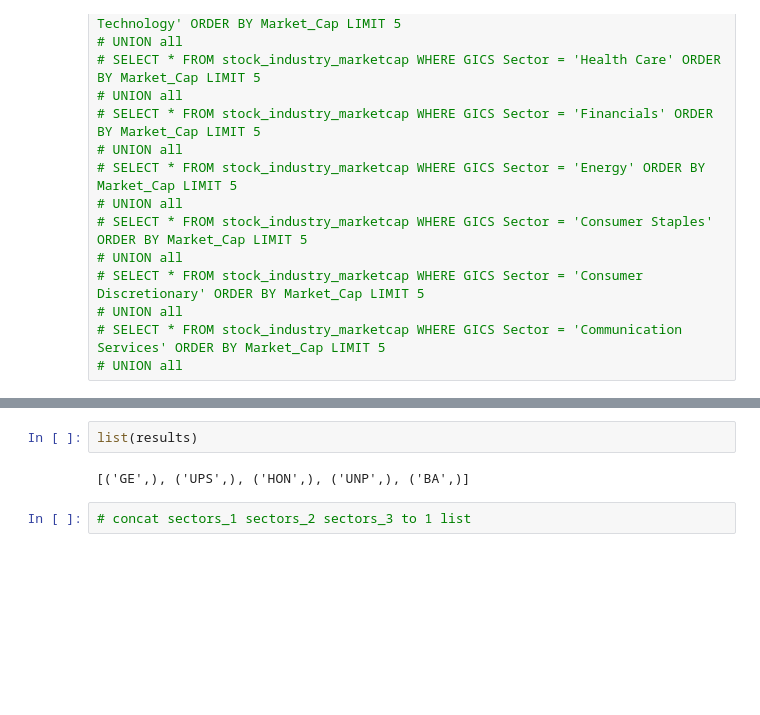
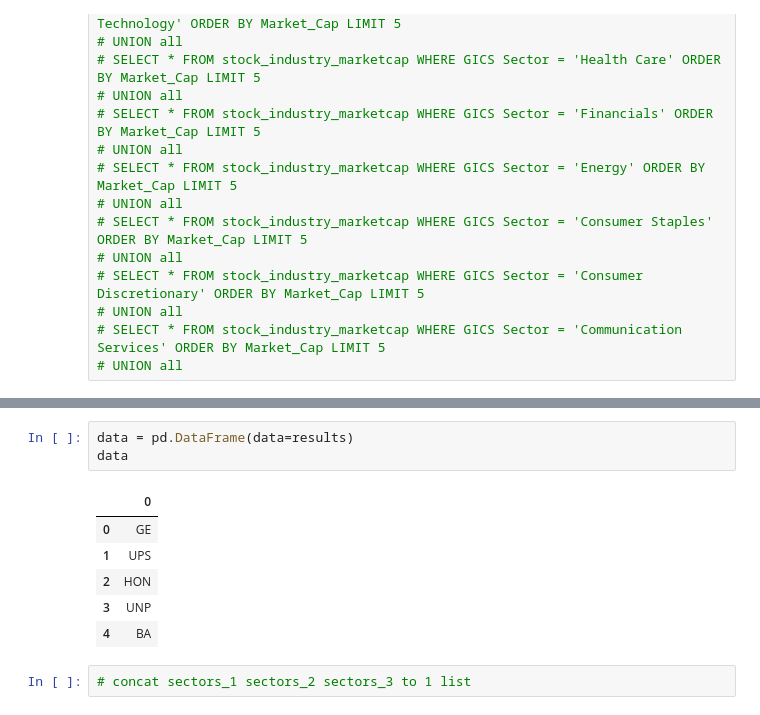
Before and after one commit to scottslusher/Portfolio-Builder, a Jupyter notebook: resources/from_csv_create_sql.ipynb, the cells around one changed output, grey strips where cells are left out. Saved outputs shown, nothing was run; the diff lists cells and outputs as text; blank space fills up the shorter version.

```diff
--- a/resources/from_csv_create_sql.ipynb
+++ b/resources/from_csv_create_sql.ipynb
@@ -123,6 +123,12 @@ LIMIT 5
-# %%
-list(results)
-# %% [output]
-[('GE',), ('UPS',), ('HON',), ('UNP',), ('BA',)]
+# %%
+data = pd.DataFrame(data=results)
+data
+# %% [output]
+|  | 0 |
+| 0 | GE |
+| 1 | UPS |
+| 2 | HON |
+| 3 | UNP |
+| 4 | BA |
 # %%
 # concat sectors_1 sectors_2 sectors_3 to 1 list
```
Also changed, not shown: parts of 4 cells of this notebook, 8 other files.
